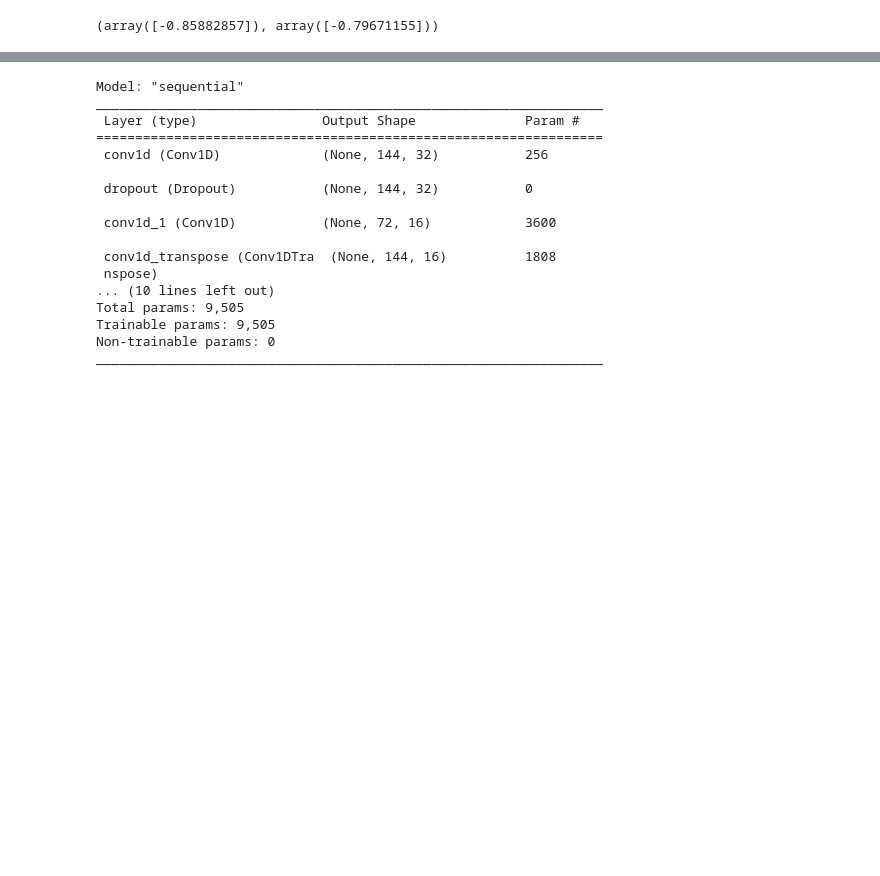
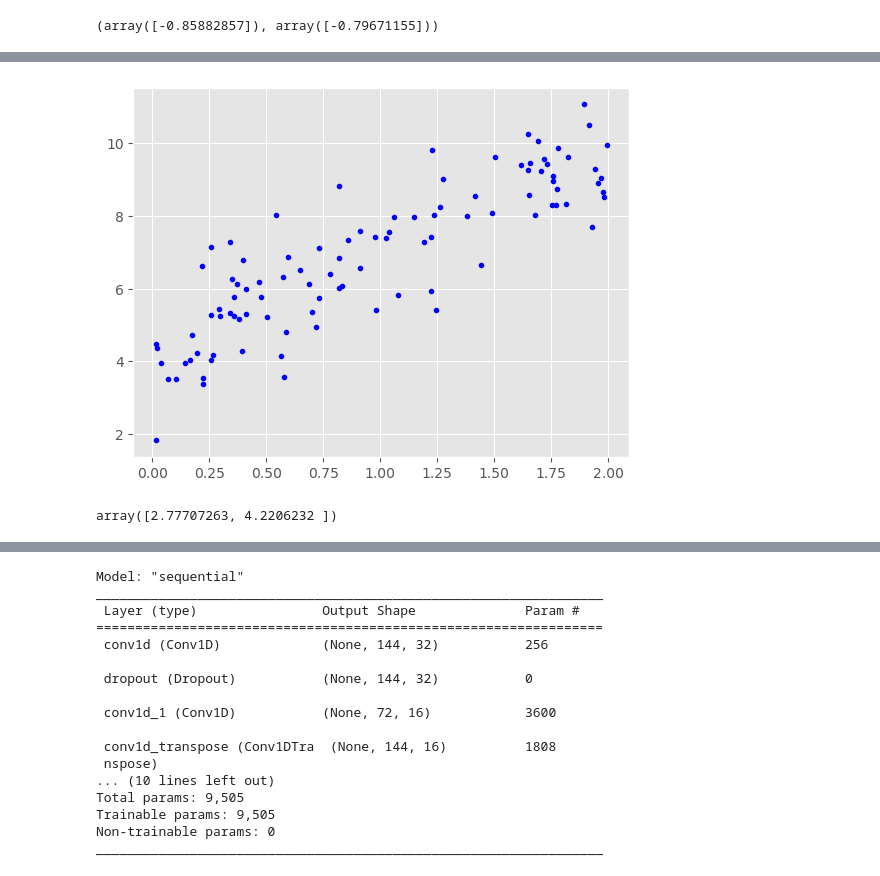
Before and after one commit to Sam-Tracey/ML-Stats-Assessment, a Jupyter notebook: anomaly-detection.ipynb, the cells around one changed output, grey strips where cells are left out. Cells and saved outputs as stored; diff of their text form; code cells hidden in the pictures; blank space fills up the shorter version.

```diff
--- a/anomaly-detection.ipynb
+++ b/anomaly-detection.ipynb
@@ -772,0 +799,9 @@ model = keras.Sequential(layers)
+# %%
+# Creating x and y data.
+X = 2 * np.random.rand(100,1)
+y = 4 + 3 * X + np.random.randn(100,1)
+
+# Plot the data.
+plt.plot(X, y, "b.");
+# %% [output]
+[figure, added]
@@ -772,0 +812,5 @@ model = keras.Sequential(layers)
+# %%
+model = np.polyfit(X_series, y_series, 1)
+model
+# %% [output]
+array([2.77707263, 4.2206232 ])
```
Also changed, not shown: parts of 14 cells of this notebook.
